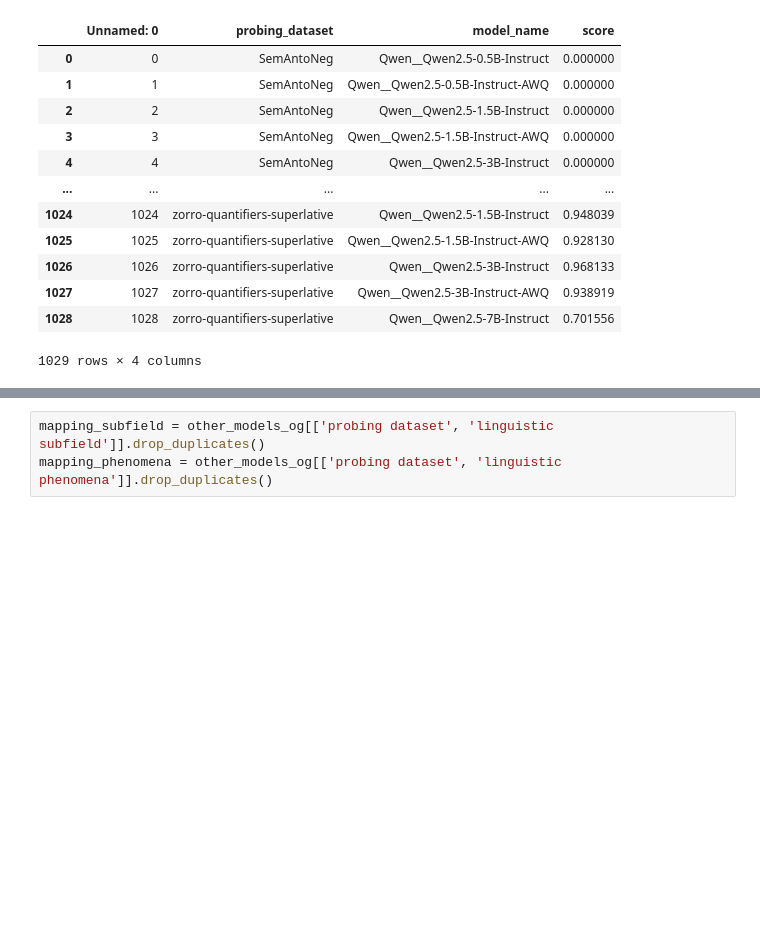
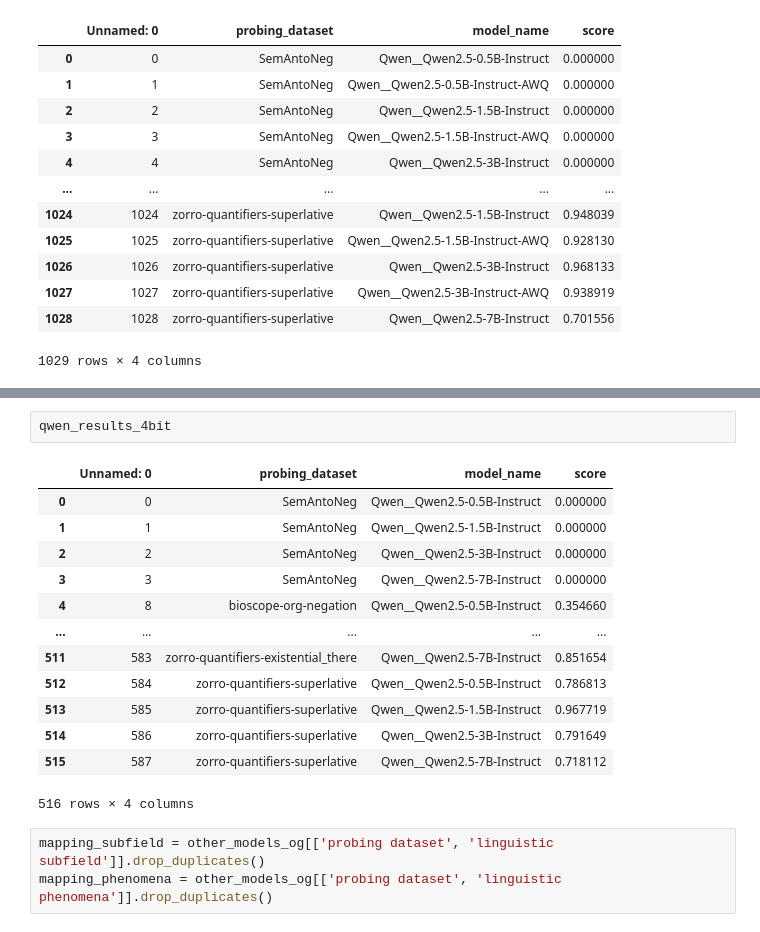
Before and after one commit to BachelorarbeitTharrmeehan/holmes-evaluation, a Jupyter notebook: research-quantization.ipynb, the cells around one changed output, grey strips where cells are left out. Saved outputs shown, nothing was run; the diff lists cells and outputs as text; blank space fills up the shorter version.

```diff
--- a/research-quantization.ipynb
+++ b/research-quantization.ipynb
@@ -61,3 +81,19 @@ qwen_results_og_halfp
+# %%
+qwen_results_4bit
+# %% [output]
+|  | Unnamed: 0 | probing_dataset | model_name | score |
+| 0 | 0 | SemAntoNeg | Qwen__Qwen2.5-0.5B-Instruct | 0.000000 |
+| 1 | 1 | SemAntoNeg | Qwen__Qwen2.5-1.5B-Instruct | 0.000000 |
+| 2 | 2 | SemAntoNeg | Qwen__Qwen2.5-3B-Instruct | 0.000000 |
+| 3 | 3 | SemAntoNeg | Qwen__Qwen2.5-7B-Instruct | 0.000000 |
+| 4 | 8 | bioscope-org-negation | Qwen__Qwen2.5-0.5B-Instruct | 0.354660 |
+| ... | ... | ... | ... | ... |
+| 511 | 583 | zorro-quantifiers-existential_there | Qwen__Qwen2.5-7B-Instruct | 0.851654 |
+| 512 | 584 | zorro-quantifiers-superlative | Qwen__Qwen2.5-0.5B-Instruct | 0.786813 |
+| 513 | 585 | zorro-quantifiers-superlative | Qwen__Qwen2.5-1.5B-Instruct | 0.967719 |
+| 514 | 586 | zorro-quantifiers-superlative | Qwen__Qwen2.5-3B-Instruct | 0.791649 |
+| 515 | 587 | zorro-quantifiers-superlative | Qwen__Qwen2.5-7B-Instruct | 0.718112 |
+516 rows × 4 columns
 # %%
 mapping_subfield = other_models_og[['probing dataset', 'linguistic subfield']].drop_duplicates()
 mapping_phenomena = other_models_og[['probing dataset', 'linguistic phenomena']].drop_duplicates()
```
Also changed, not shown: parts of 18 cells of this notebook, 3 other files.
